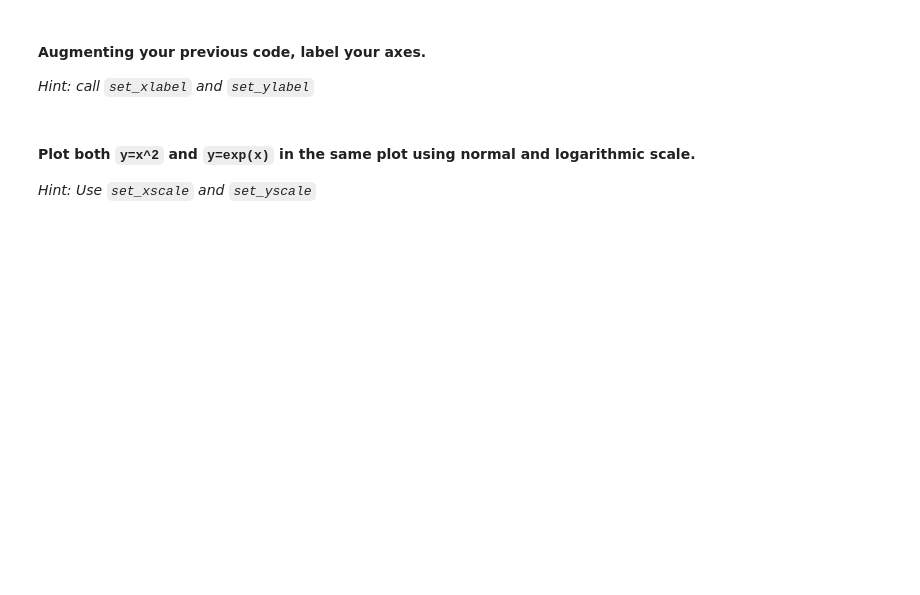
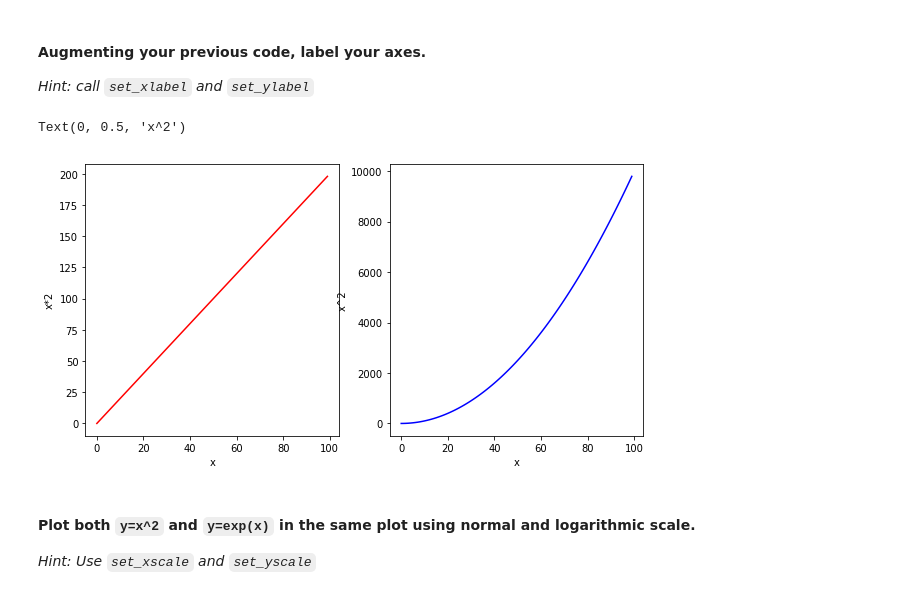
Before and after one commit to marisfont/madrid-oct-2018, a Jupyter notebook: module-2/lab-matplotlib-seaborn/your-code/challenge-1.ipynb, the cells around one changed output. Saved outputs shown, nothing was run; the diff lists cells and outputs as text; code cells hidden in the pictures; blank space fills up the shorter version.

```diff
--- a/module-2/lab-matplotlib-seaborn/your-code/challenge-1.ipynb
+++ b/module-2/lab-matplotlib-seaborn/your-code/challenge-1.ipynb
@@ -53,3 +65,14 @@ plt.plot(x, y)
+# %%
+fig, ax = plt.subplots(1,2, figsize=(10,5))
+ax[0].plot(x,y,'r')
+ax[1].plot(x,z,'b')
+ax[0].set_xlabel('x')
+ax[0].set_ylabel('x*2')
+ax[1].set_xlabel('x')
+ax[1].set_ylabel('x^2')
+# %% [output]
+Text(0, 0.5, 'x^2')
+[figure, added]
 # %% [markdown]
 #### Plot both `y=x^2` and `y=exp(x)` in the same plot using normal and logarithmic scale.
 
```
Also changed, not shown: parts of 7 cells of this notebook.
